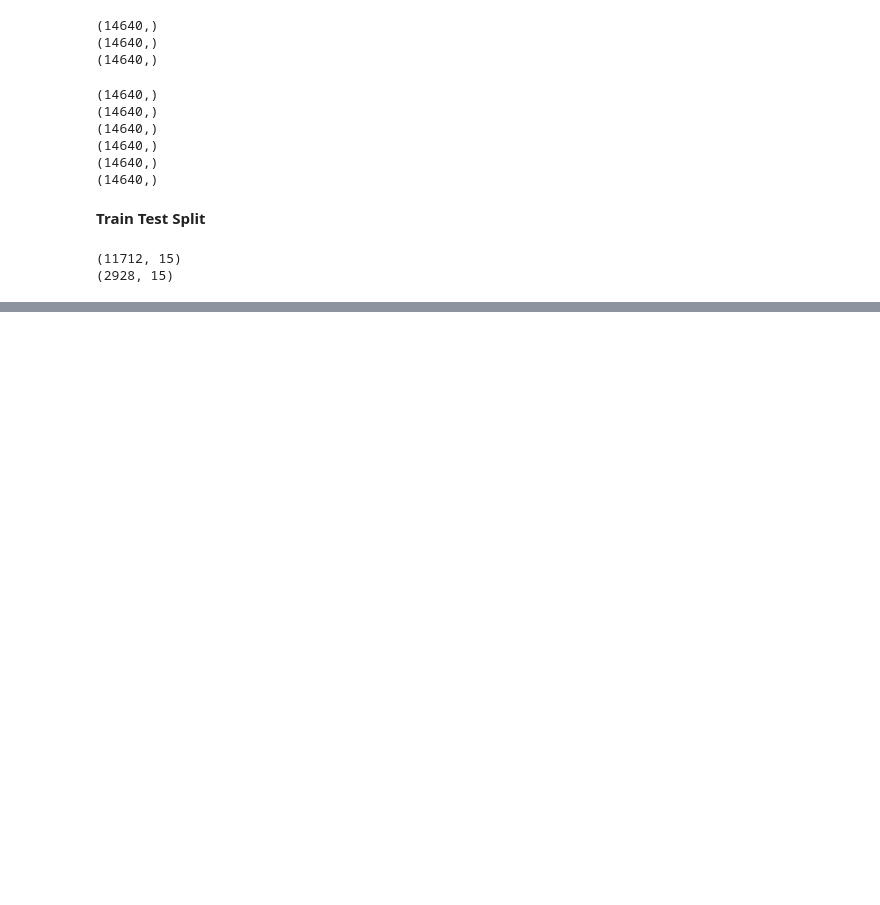
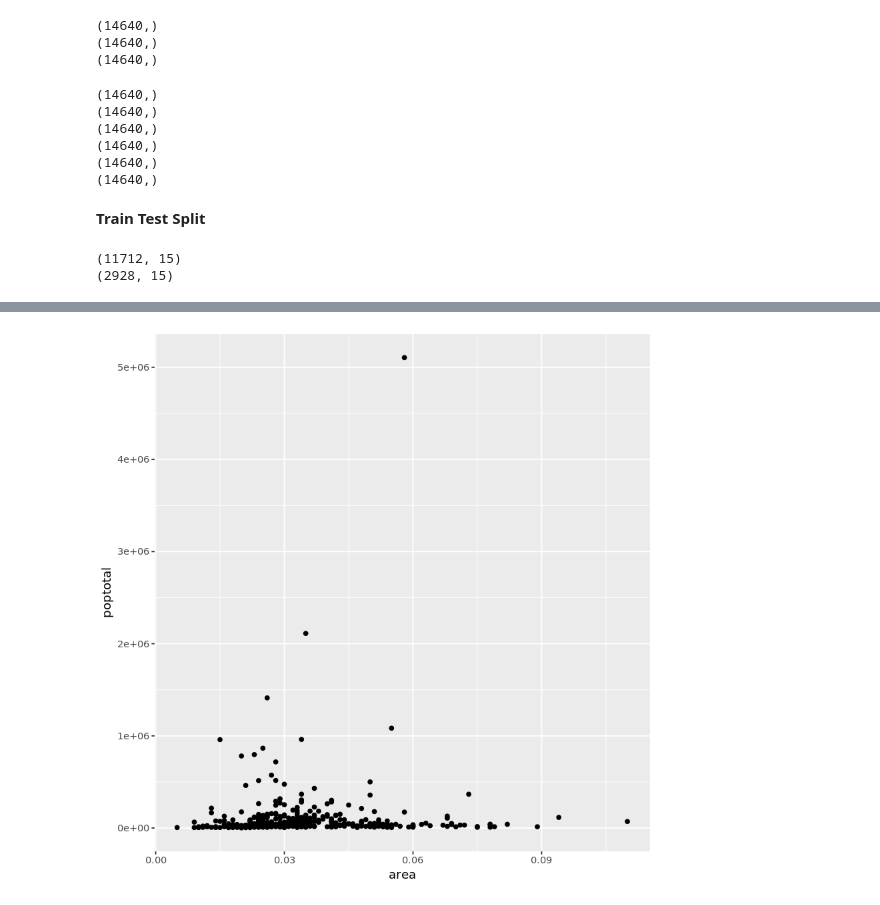
Before and after one commit to outcastgeek/ANLY520_US_AirlineTwitterSentimentAnalysis, a Jupyter notebook: U.S.AirlineTwitterSentimentAnalysis.ipynb, the cells around one changed output, grey strips where cells are left out. Cells and saved outputs as stored; diff of their text form; code cells hidden in the pictures; blank space fills up the shorter version.

```diff
--- a/U.S.AirlineTwitterSentimentAnalysis.ipynb
+++ b/U.S.AirlineTwitterSentimentAnalysis.ipynb
@@ -149,0 +179,4 @@ print(tweets_dataset_test.shape)
+# %%
+ggplot(midwest, aes(x=area, y=poptotal)) + geom_point()
+# %% [output]
+[figure, added]
```
Also changed, not shown: parts of 11 cells of this notebook.
